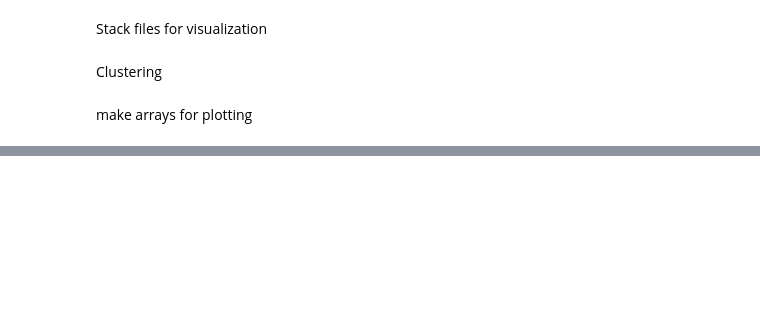
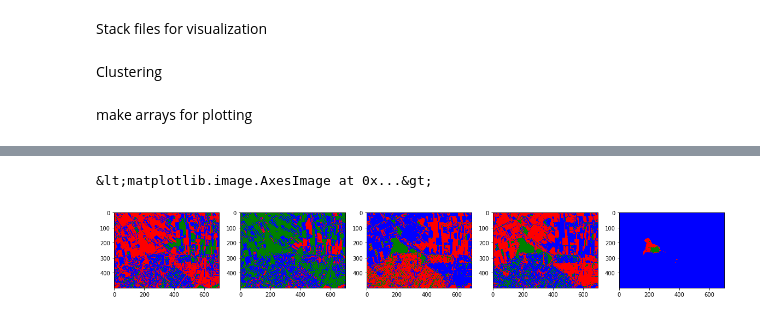
Before and after one commit to LouiseMerle/GEO1001_Assignment2, a Jupyter notebook: Assignment_2.ipynb, the cells around one changed output, grey strips where cells are left out. Cells and saved outputs as stored; diff of their text form; code cells hidden in the pictures; blank space fills up the shorter version.

```diff
--- a/Assignment_2.ipynb
+++ b/Assignment_2.ipynb
@@ -110,0 +122,9 @@ clusterBGR_10 = clustering.fit_predict(stackedBGR_10)
+# %%
+#Three cluster
+
+clustering_3 = KMeans(n_clusters=3, random_state=random)
+clusterBR_10_3 = clustering_3.fit_predict(stackedBR_10)
+clusterBGR_10_3 = clustering_3.fit_predict(stackedBGR_10)
+clusterBGRNIR_10_3 = clustering_3.fit_predict(stackedBGRNIR_10)
+cluster_veg_3 = clustering_3.fit_predict(stackedvegetation_10)
+cluster_NDVI_3 = clustering_3.fit_predict(ndvi_10)
@@ -118,0 +232,27 @@ ValueError: cannot reshape array of size 350000 into shape (700,700)
+# %%
+#Three clusters
+cmap = mc.LinearSegmentedColormap.from_list("", ['blue', 'red', 'green'])
+
+fig , axes = plt.subplots(nrows = 1, ncols = 5, figsize=(20,5))
+plt.sca(axes[0])
+plt.imshow(BR_10_3, cmap=cmap)
+plt.title('Blue and Red')
+
+plt.sca(axes[1])
+plt.imshow(BGR_10_3, cmap=cmap)
+plt.title('Natural Color')
+
+plt.sca(axes[2])
+plt.imshow(BGRNIR_10_3, cmap=cmap)
+plt.title('Natural Color + NIR')
+
+plt.sca(axes[3])
+plt.imshow(veg_10_3, cmap=cmap)
+plt.title('Colored IR')
+
+plt.sca(axes[4])
+plt.imshow(ndvi_10_3, cmap=cmap)
+plt.title('Vegetation Index')
+# %% [output]
+&lt;matplotlib.image.AxesImage at 0x...&gt;
+[figure, added]
```
Also changed, not shown: parts of 21 cells of this notebook.
